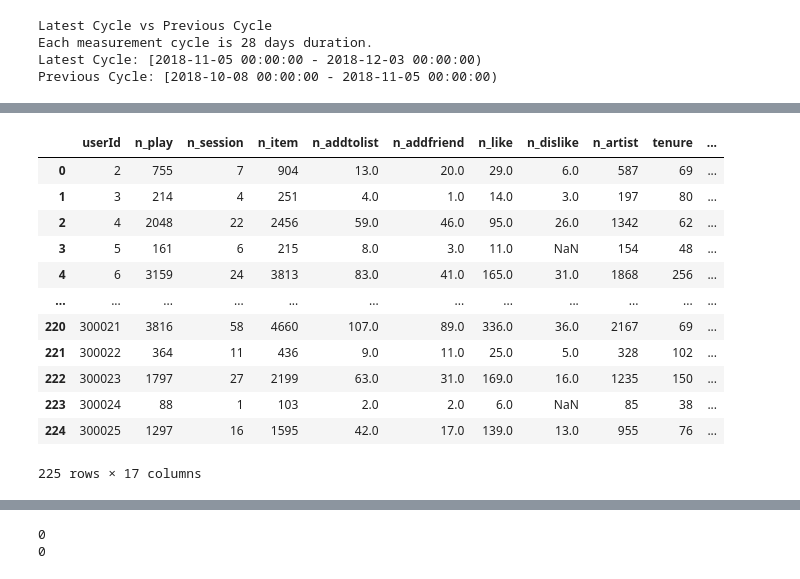
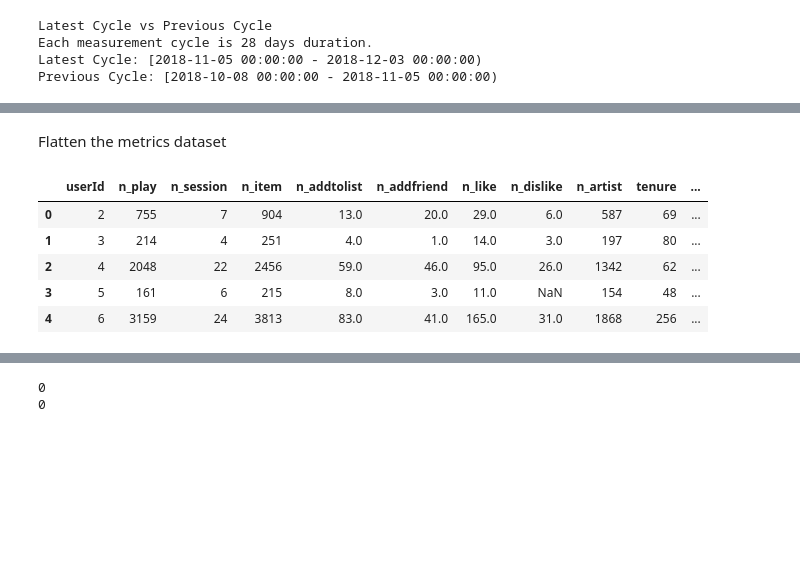
Before and after one commit to gilzero/project_churn_spark, a Jupyter notebook: sparkify_min.ipynb, the cells around one changed output, grey strips where cells are left out. Drawn from its saved outputs; the diff is of its cells as text; code cells hidden in the pictures; blank space fills up the shorter version.

```diff
--- a/sparkify_min.ipynb
+++ b/sparkify_min.ipynb
@@ -643,0 +656,5 @@ df_analytic.head()
+# %%
+# Create a analytic dataset. Metrics dataset for each user. Having all user ids
+
+df_analytic = pd.DataFrame({'userId': all_user_ids})
+df_analytic.head()
@@ -1110,0 +978,13 @@ df_ratio_dislike_per_play
+# %%
+# ratio: Number of add to playlist per song play
+
+df_ratio_addtolist_per_play = pd.merge(
+    # Join data. Retain all possible users ids with outer join.
+    # Outer Join guarantee to have all keys on left table.
+    pd.merge(df_analytic, df_n_addtolist, how='outer', on='userId'),
+    df_n_play, how='outer', on='userId'
+)
+
+df_ratio_addtolist_per_play['ratio_addtolist_per_play'] = df_ratio_addtolist_per_play.n_addtolist / df_ratio_addtolist_per_play.n_play
+
+df_ratio_addtolist_per_play.head(3)
@@ -1110,0 +998,13 @@ df_ratio_dislike_per_play
+# %%
+# ratio: Number of like per song play
+
+df_ratio_like_per_play = pd.merge(
+    # Join data. Retain all possible users ids with outer join.
+    # Outer Join guarantee to have all keys on left table.
+    pd.merge(df_analytic, df_n_like, how='outer', on='userId'),
+    df_n_play, how='outer', on='userId'
+)
+
+df_ratio_like_per_play['ratio_like_per_play'] = df_ratio_like_per_play.n_like / df_ratio_like_per_play.n_play
+
+df_ratio_like_per_play.head(3)
@@ -1220,3 +1136,5 @@ df_change_perc_total_length
+# %% [markdown]
+Flatten the metrics dataset
 # %%
 df_flatten = pd.concat([df_n_play,
                         df_n_session,
@@ -1241,21 +1159,14 @@ df_flatten = pd.concat([df_n_play,
 df_flatten = df_flatten.iloc[:, sorted(np.unique(df_flatten.columns, return_index=True)[1])]
 df_flatten = df_flatten.drop(['previous', 'latest'], axis=1)
 # %%
-df_flatten
+df_flatten.head(5)
 # %% [output]
 |  | userId | n_play | n_session | n_item | n_addtolist | n_addfriend | n_like | n_dislike | n_artist | tenure | ... |
 | 0 | 2 | 755 | 7 | 904 | 13.0 | 20.0 | 29.0 | 6.0 | 587 | 69 | ... |
 | 1 | 3 | 214 | 4 | 251 | 4.0 | 1.0 | 14.0 | 3.0 | 197 | 80 | ... |
 | 2 | 4 | 2048 | 22 | 2456 | 59.0 | 46.0 | 95.0 | 26.0 | 1342 | 62 | ... |
 | 3 | 5 | 161 | 6 | 215 | 8.0 | 3.0 | 11.0 | NaN | 154 | 48 | ... |
 | 4 | 6 | 3159 | 24 | 3813 | 83.0 | 41.0 | 165.0 | 31.0 | 1868 | 256 | ... |
-| ... | ... | ... | ... | ... | ... | ... | ... | ... | ... | ... | ... |
-| 220 | 300021 | 3816 | 58 | 4660 | 107.0 | 89.0 | 336.0 | 36.0 | 2167 | 69 | ... |
-| 221 | 300022 | 364 | 11 | 436 | 9.0 | 11.0 | 25.0 | 5.0 | 328 | 102 | ... |
-| 222 | 300023 | 1797 | 27 | 2199 | 63.0 | 31.0 | 169.0 | 16.0 | 1235 | 150 | ... |
-| 223 | 300024 | 88 | 1 | 103 | 2.0 | 2.0 | 6.0 | NaN | 85 | 38 | ... |
-| 224 | 300025 | 1297 | 16 | 1595 | 42.0 | 17.0 | 139.0 | 13.0 | 955 | 76 | ... |
-225 rows × 17 columns
 # %%
 # Missing / Empty Value Check
 
```
Also changed, not shown: parts of 125 cells of this notebook.
